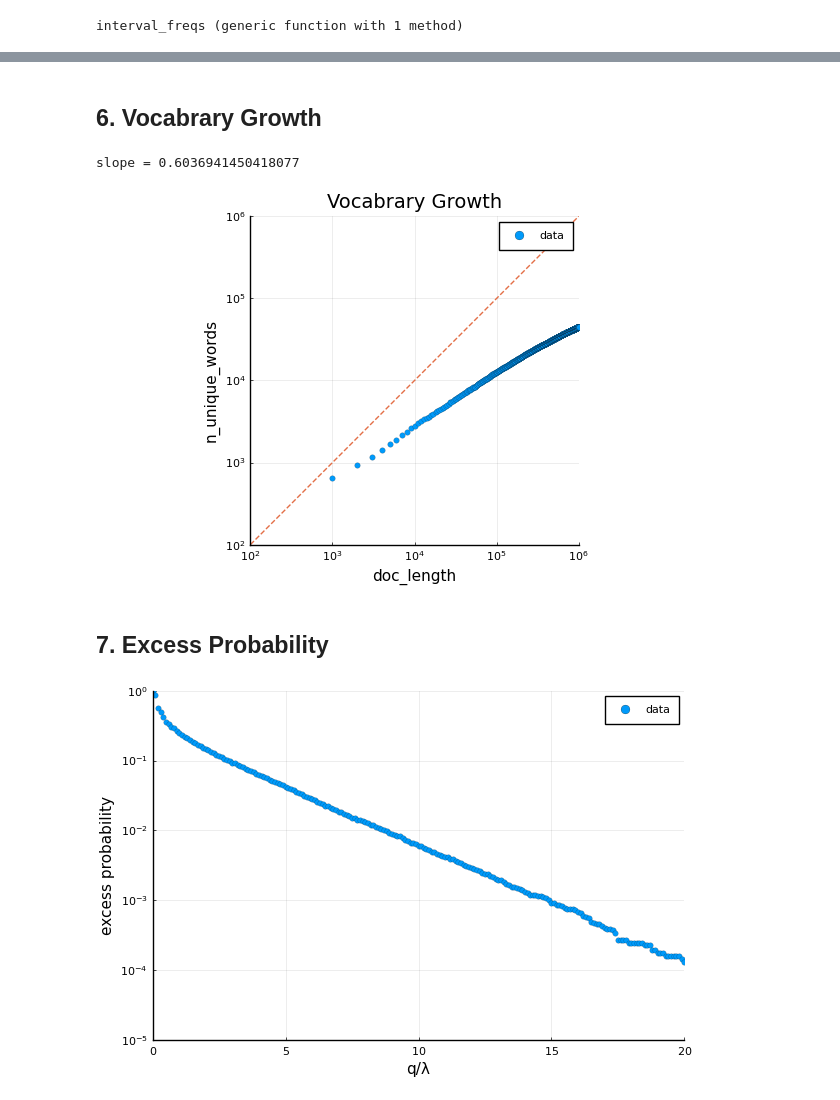
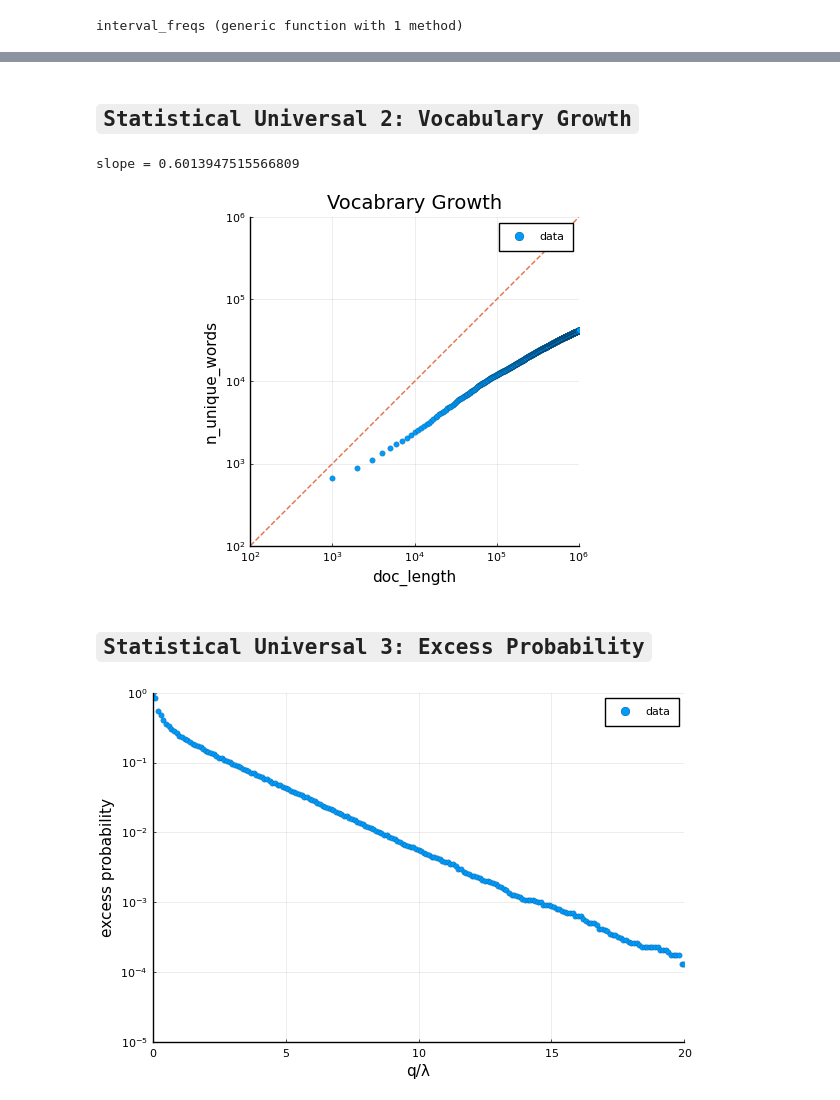
Before and after one commit to kitano-AppMath/my-julia-works, a Jupyter notebook: Mathematical Model for Natural Language.ipynb, the cells around one changed output, grey strips where cells are left out. Cells and saved outputs as stored; diff of their text form; code cells hidden in the pictures.

```diff
--- a/Mathematical Model for Natural Language.ipynb
+++ b/Mathematical Model for Natural Language.ipynb
@@ -254,3 +285,13 @@ interval_freqs (generic function with 1 method)
 # %%
+#frequency
 my_word_df = word_df(W)
-my_word_freq_df = word_freq_df(my_word_df);
+my_word_freq_df = word_freq_df(my_word_df)
+
+#rare words interval
+Random.seed!(42)
+Ψ = 16
+W_rare, rare_word_id = unify_rare_words(data,my_word_freq_df,Ψ)
+my_Q_df, _ = Qv_df(W_rare,rare_word_id)
+Qv = my_Q_df.Qv
+rare_words_freq = sum(W_rare.!=0)
+rare_words = (Ψ=Ψ,W_rare=W_rare,Qv=Qv,rare_words_freq=rare_words_freq,rare_word_id=rare_word_id)
@@ -269,28 +314,23 @@ slope = -1.1139567670445205
 # %% [markdown]
-## 6. Vocabrary Growth
+## `Statistical Universal 2: Vocabulary Growth`
 # %%
 Δ = Int(1e3)
 n_uniq_words = vacab_growth(data,Δ)
-a,b = loglinreg(collect(1:length(n_uniq_words)),n_uniq_words)
+a,b = loglinreg(n_uniq_words)
 println("slope = $(a)")
 fig2 = plot(1:Δ:N,n_uniq_words,st=:scatter,xscale=:log10,yscale=:log10,markerstrokewidth=0.1,xlim=(1e2,N),ylim=(1e2,N),
     title="Vocabrary Growth",xlabel="doc_length",ylabel="n_unique_words",label="data",aspect_ratio=:equal)
 plot!(x->x,ls=:dash,label=false)
 # %% [output]
-slope = 0.6036941450418077
+slope = 0.6013947515566809
-[figure, old version]
+[figure, new version]
 # %% [markdown]
-## 7. Excess Probability
+## `Statistical Universal 3: Excess Probability`
 # %%
-Random.seed!(42)
-Ψ = 16
 qs = 0:0.1:20
-Wrare, rare_word_id = unify_rare_words(data,my_word_freq_df,Ψ)
-freq_v = sum(Wrare .!= 0)
-λv = N/freq_v
-excess_probs = 1 .- cumvvec(λv*qs,Wrare,rare_word_id)
-fig4 = plot(qs,excess_probs,yscale=:log10,st=:scatter,markerstrokewidth=0.1,label="data",
+excess_probs = excess_prob(data,rare_words,qs)
+fig3 = plot(qs,excess_probs,yscale=:log10,st=:scatter,markerstrokewidth=0.1,label="data",
     xlabel="q/λ",ylabel="excess probability",xlim=(0,20),ylim=(1e-5,1e0))
 # %% [output]
-[figure, old version]
+[figure, new version]
 # %% [markdown]
```
Also changed, not shown: parts of 20 cells of this notebook.
